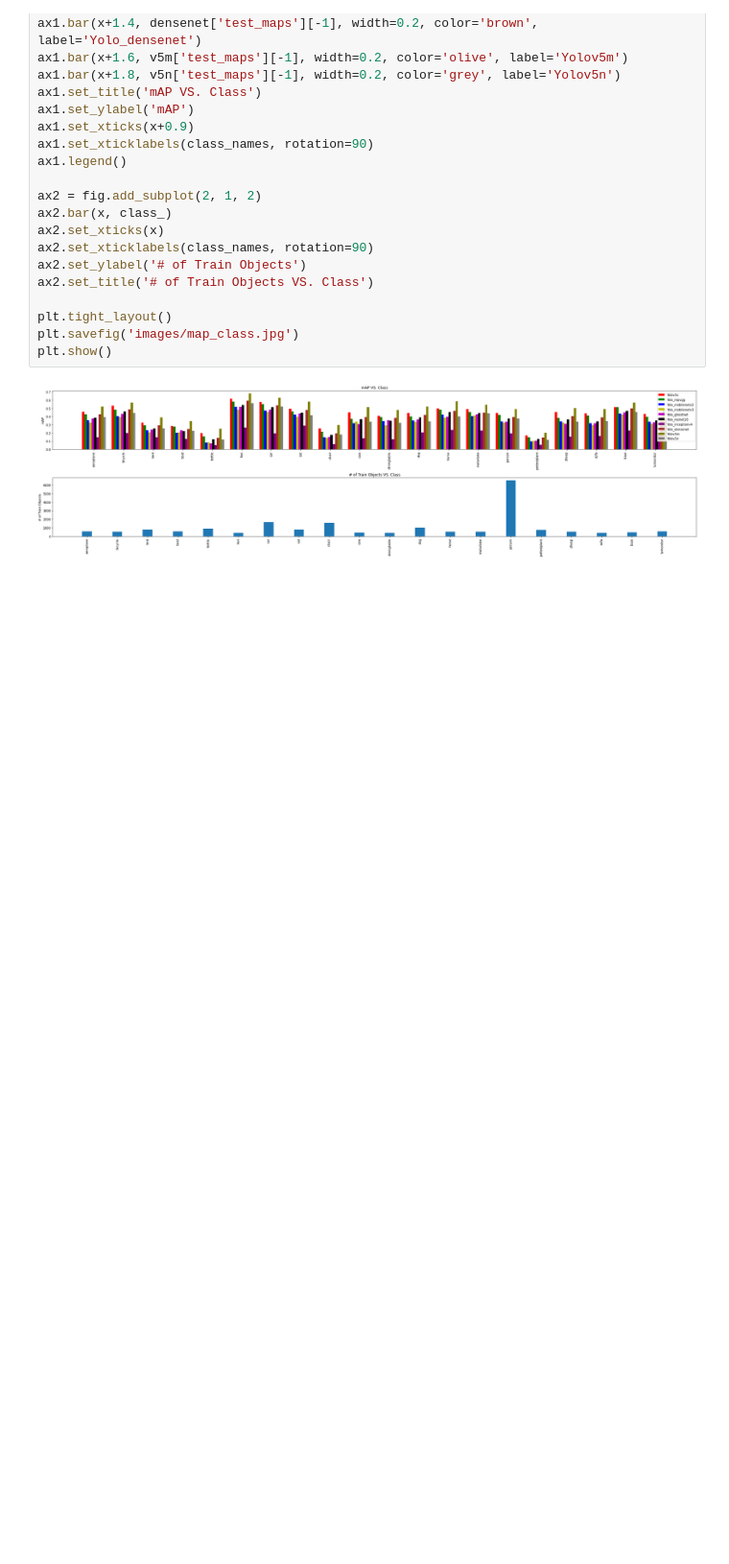
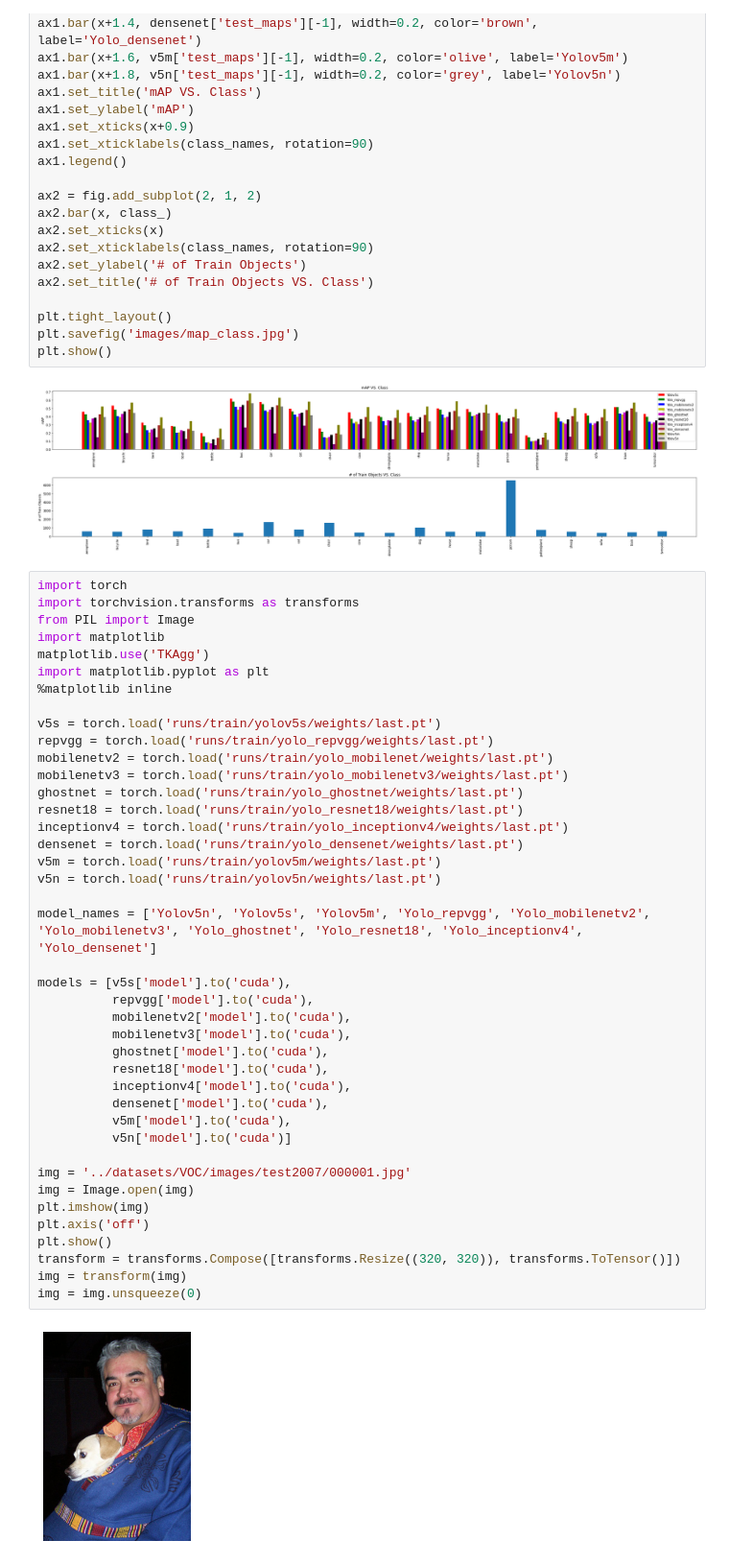
Before and after one commit to YuxiangChai/Yolov5-pytorch, a Jupyter notebook: models_info.ipynb, the cells around one changed output. Shown at 96% size. Saved outputs shown, nothing was run; the diff lists cells and outputs as text; blank space fills up the shorter version.

```diff
--- a/models_info.ipynb
+++ b/models_info.ipynb
@@ -243,3 +243,46 @@ plt.savefig('images/map_class.jpg')
 plt.show()
 # %% [output]
 [figure]
+# %%
+import torch
+import torchvision.transforms as transforms
+from PIL import Image
+import matplotlib
+matplotlib.use('TKAgg')
+import matplotlib.pyplot as plt
+%matplotlib inline
+
+v5s = torch.load('runs/train/yolov5s/weights/last.pt')
+repvgg = torch.load('runs/train/yolo_repvgg/weights/last.pt')
+mobilenetv2 = torch.load('runs/train/yolo_mobilenet/weights/last.pt')
+mobilenetv3 = torch.load('runs/train/yolo_mobilenetv3/weights/last.pt')
+ghostnet = torch.load('runs/train/yolo_ghostnet/weights/last.pt')
+resnet18 = torch.load('runs/train/yolo_resnet18/weights/last.pt')
+inceptionv4 = torch.load('runs/train/yolo_inceptionv4/weights/last.pt')
+densenet = torch.load('runs/train/yolo_densenet/weights/last.pt')
+v5m = torch.load('runs/train/yolov5m/weights/last.pt')
+v5n = torch.load('runs/train/yolov5n/weights/last.pt')
+
+model_names = ['Yolov5n', 'Yolov5s', 'Yolov5m', 'Yolo_repvgg', 'Yolo_mobilenetv2', 'Yolo_mobilenetv3', 'Yolo_ghostnet', 'Yolo_resnet18', 'Yolo_inceptionv4', 'Yolo_densenet']
+
+models = [v5s['model'].to('cuda'),
+          repvgg['model'].to('cuda'),
+          mobilenetv2['model'].to('cuda'),
+          mobilenetv3['model'].to('cuda'),
+          ghostnet['model'].to('cuda'),
+          resnet18['model'].to('cuda'),
+          inceptionv4['model'].to('cuda'),
+          densenet['model'].to('cuda'),
+          v5m['model'].to('cuda'),
+          v5n['model'].to('cuda')]
+
+img = '../datasets/VOC/images/test2007/000001.jpg'
+img = Image.open(img)
+plt.imshow(img)
+plt.axis('off')
+plt.show()
+transform = transforms.Compose([transforms.Resize((320, 320)), transforms.ToTensor()])
+img = transform(img)
+img = img.unsqueeze(0)
+# %% [output]
+[figure, added]
```
Also changed, not shown: parts of 2 cells of this notebook, 28 other files.
